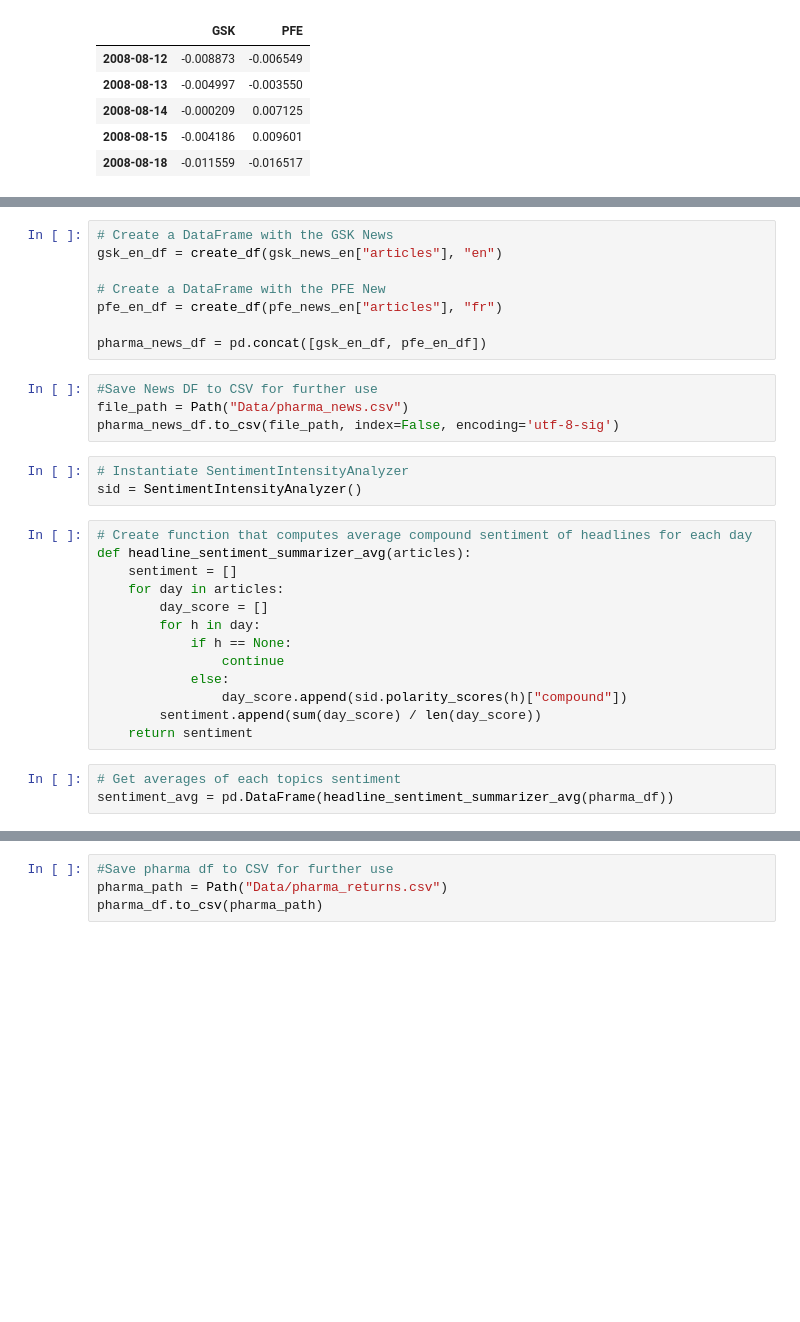
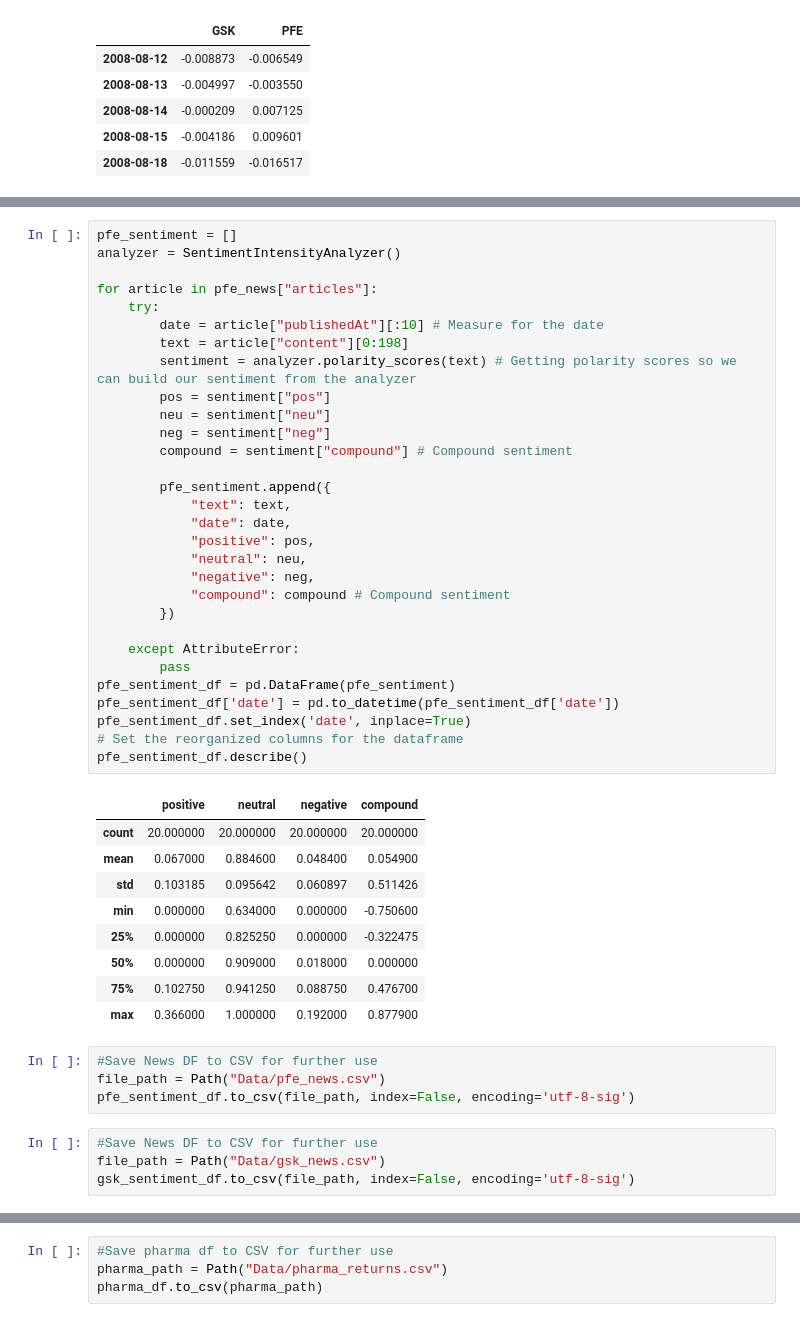
Before and after one commit to whitneydt/Algo_Project, a Jupyter notebook: Pharma.ipynb, the cells around one changed output, grey strips where cells are left out. Drawn from its saved outputs; the diff is of its cells as text; blank space fills up the shorter version.

```diff
--- a/Pharma.ipynb
+++ b/Pharma.ipynb
@@ -217,31 +242,48 @@ def create_df(news, language):
-# %%
-# Create a DataFrame with the GSK News
-gsk_en_df = create_df(gsk_news_en["articles"], "en")
-
-# Create a DataFrame with the PFE New
-pfe_en_df = create_df(pfe_news_en["articles"], "fr")
-
-pharma_news_df = pd.concat([gsk_en_df, pfe_en_df])
+# %%
+pfe_sentiment = []
+analyzer = SentimentIntensityAnalyzer()
+
+for article in pfe_news["articles"]:
+    try:
+        date = article["publishedAt"][:10] # Measure for the date
+        text = article["content"][0:198]
+        sentiment = analyzer.polarity_scores(text) # Getting polarity scores so we can build our sentiment from the analyzer
+        pos = sentiment["pos"]
+        neu = sentiment["neu"]
+        neg = sentiment["neg"]
+        compound = sentiment["compound"] # Compound sentiment
+
+        pfe_sentiment.append({
+            "text": text,
+            "date": date,
+            "positive": pos,
+            "neutral": neu,
+            "negative": neg,
+            "compound": compound # Compound sentiment
+        })
+
+    except AttributeError:
+        pass
+pfe_sentiment_df = pd.DataFrame(pfe_sentiment)
+pfe_sentiment_df['date'] = pd.to_datetime(pfe_sentiment_df['date'])
+pfe_sentiment_df.set_index('date', inplace=True)
+# Set the reorganized columns for the dataframe
+pfe_sentiment_df.describe()
+# %% [output]
+|  | positive | neutral | negative | compound |
+| count | 20.000000 | 20.000000 | 20.000000 | 20.000000 |
+| mean | 0.067000 | 0.884600 | 0.048400 | 0.054900 |
+| std | 0.103185 | 0.095642 | 0.060897 | 0.511426 |
+| min | 0.000000 | 0.634000 | 0.000000 | -0.750600 |
+| 25% | 0.000000 | 0.825250 | 0.000000 | -0.322475 |
+| 50% | 0.000000 | 0.909000 | 0.018000 | 0.000000 |
+| 75% | 0.102750 | 0.941250 | 0.088750 | 0.476700 |
+| max | 0.366000 | 1.000000 | 0.192000 | 0.877900 |
 # %%
 #Save News DF to CSV for further use
-file_path = Path("Data/pharma_news.csv")
-pharma_news_df.to_csv(file_path, index=False, encoding='utf-8-sig')
+file_path = Path("Data/pfe_news.csv")
+pfe_sentiment_df.to_csv(file_path, index=False, encoding='utf-8-sig')
 # %%
-# Instantiate SentimentIntensityAnalyzer
-sid = SentimentIntensityAnalyzer()
+#Save News DF to CSV for further use
+file_path = Path("Data/gsk_news.csv")
+gsk_sentiment_df.to_csv(file_path, index=False, encoding='utf-8-sig')
-# %%
-# Create function that computes average compound sentiment of headlines for each day
-def headline_sentiment_summarizer_avg(articles):
-    sentiment = []
-    for day in articles:
-        day_score = []
-        for h in day:
-            if h == None:
-                continue
-            else:
-                day_score.append(sid.polarity_scores(h)["compound"])
-        sentiment.append(sum(day_score) / len(day_score))
-    return sentiment
-# %%
-# Get averages of each topics sentiment
-sentiment_avg = pd.DataFrame(headline_sentiment_summarizer_avg(pharma_df))
```
Also changed, not shown: parts of 7 cells of this notebook, 5 other files.
